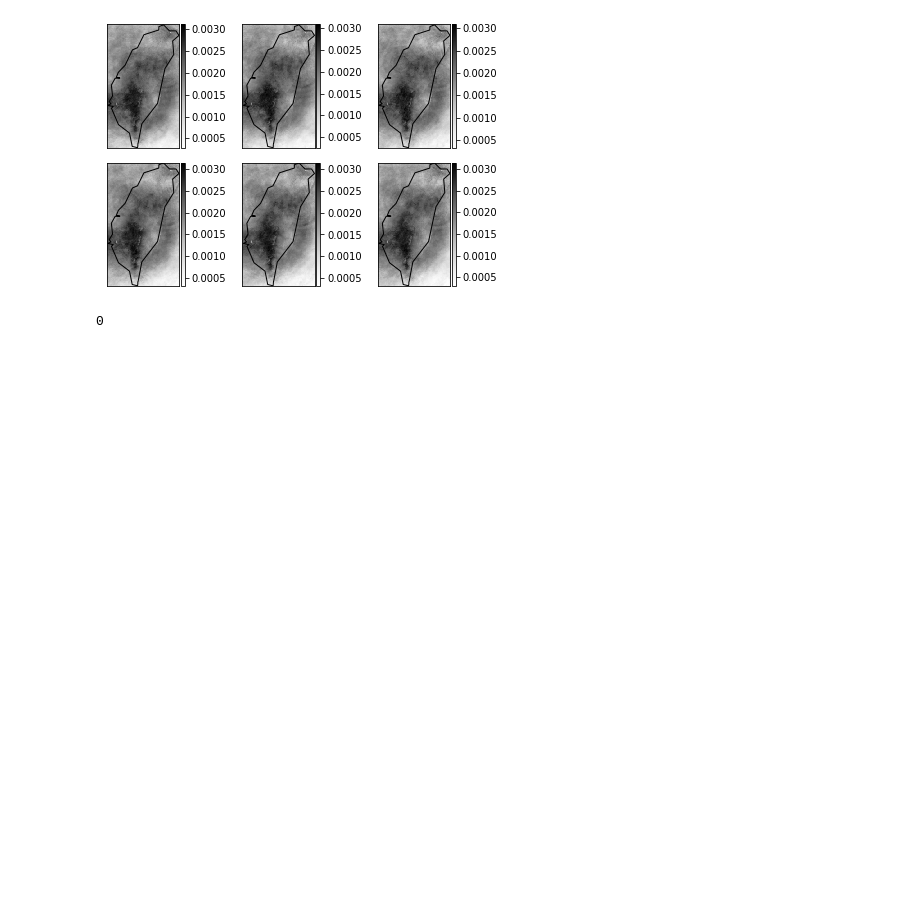
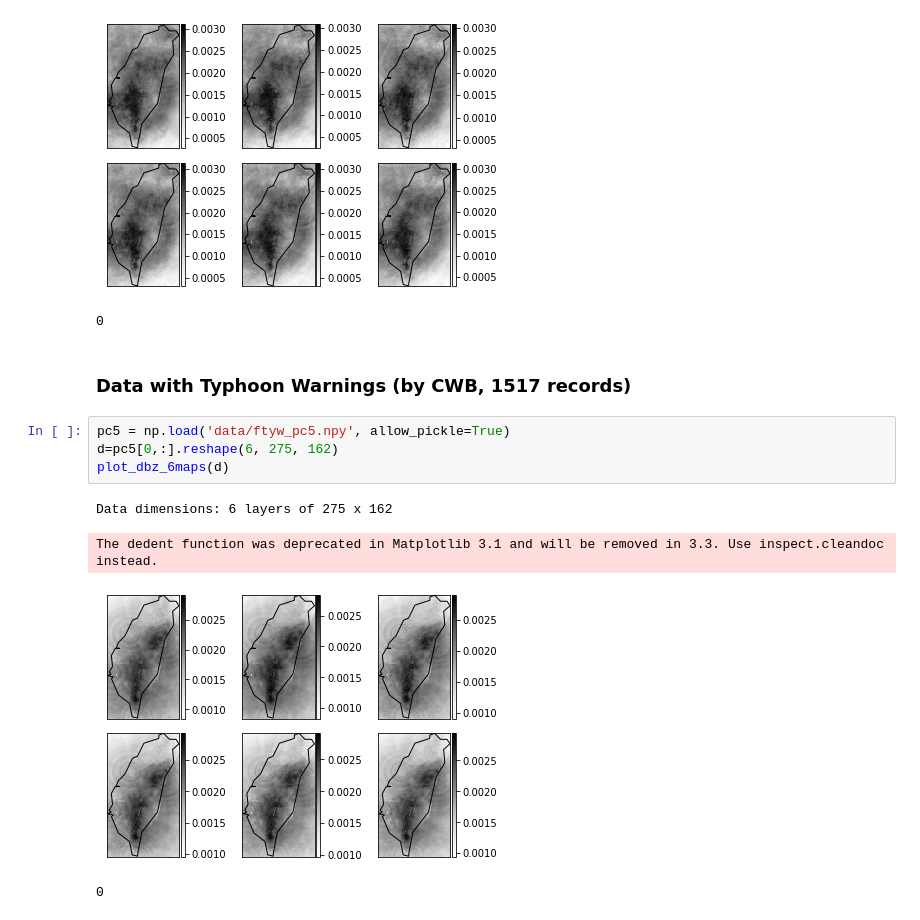
Before and after one commit to tingsyo/qpetw, a Jupyter notebook: examples/tutorial_PCA.ipynb, the cells around one changed output. Cells and saved outputs as stored; diff of their text form; blank space fills up the shorter version.

```diff
--- a/examples/tutorial_PCA.ipynb
+++ b/examples/tutorial_PCA.ipynb
@@ -358,3 +378,14 @@ Data dimensions: 6 layers of 275 x 162
 The dedent function was deprecated in Matplotlib 3.1 and will be removed in 3.3. Use inspect.cleandoc instead.
 [figure]
 0
+# %% [markdown]
+### Data with Typhoon Warnings (by CWB, 1517 records)
+# %%
+pc5 = np.load('data/ftyw_pc5.npy', allow_pickle=True)
+d=pc5[0,:].reshape(6, 275, 162)
+plot_dbz_6maps(d)
+# %% [output]
+Data dimensions: 6 layers of 275 x 162
+The dedent function was deprecated in Matplotlib 3.1 and will be removed in 3.3. Use inspect.cleandoc instead.
+[figure, added]
+0
```
Also changed, not shown: parts of 16 cells of this notebook, 2 other files.
